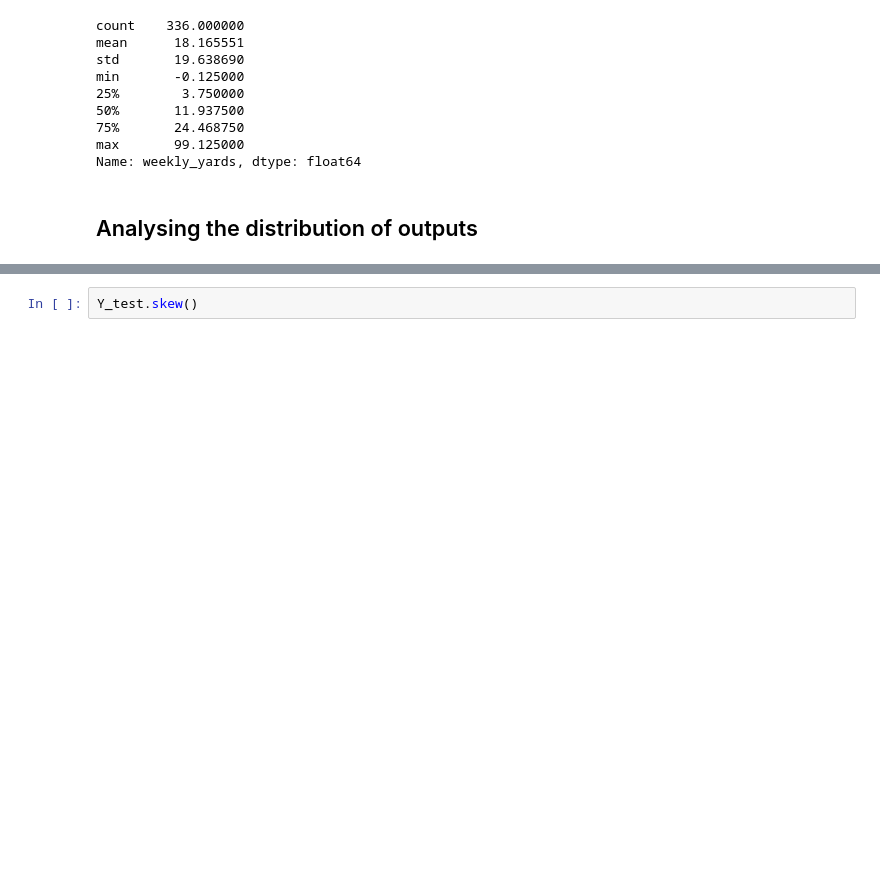
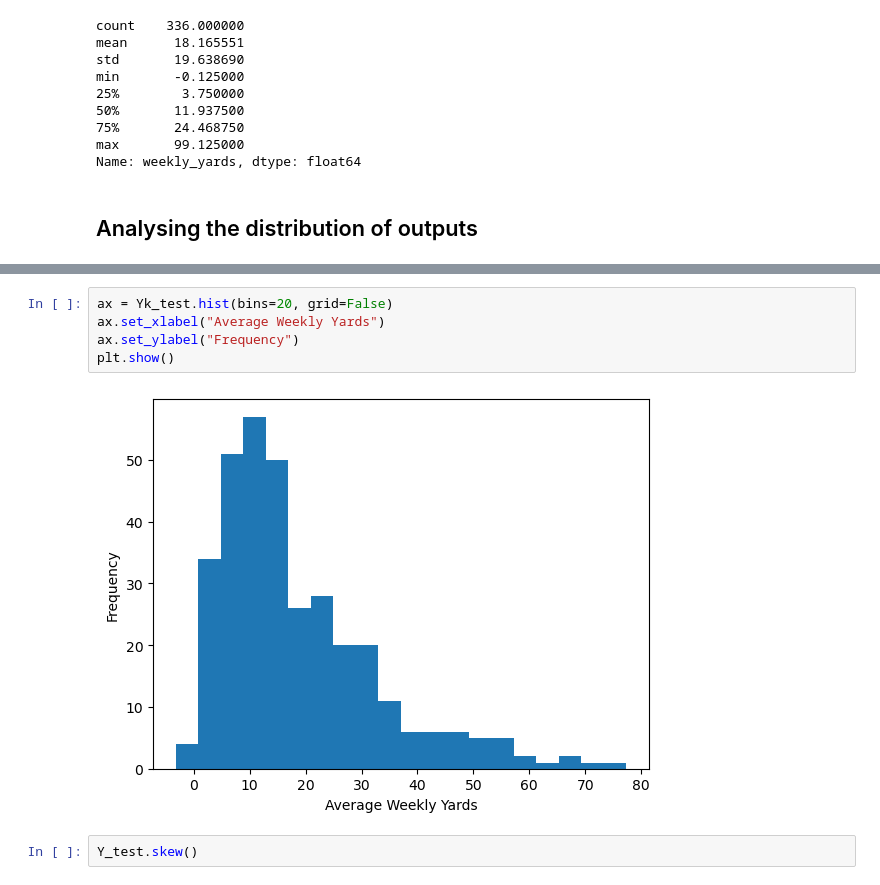
Before and after one commit to samuelrufusward/ADS-NFL, a Jupyter notebook: WeeklyYardsRegression.ipynb, the cells around one changed output, grey strips where cells are left out. Saved outputs shown, nothing was run; the diff lists cells and outputs as text; blank space fills up the shorter version.

```diff
--- a/WeeklyYardsRegression.ipynb
+++ b/WeeklyYardsRegression.ipynb
@@ -143,3 +141,10 @@ Yk_test.hist(bins=20, grid=False)
+# %%
+ax = Yk_test.hist(bins=20, grid=False)
+ax.set_xlabel("Average Weekly Yards")
+ax.set_ylabel("Frequency")
+plt.show()
+# %% [output]
+[figure, added]
 # %%
 Y_test.skew()
 # %% [output]
```
Also changed, not shown: parts of 5 cells of this notebook, 2 other files.
